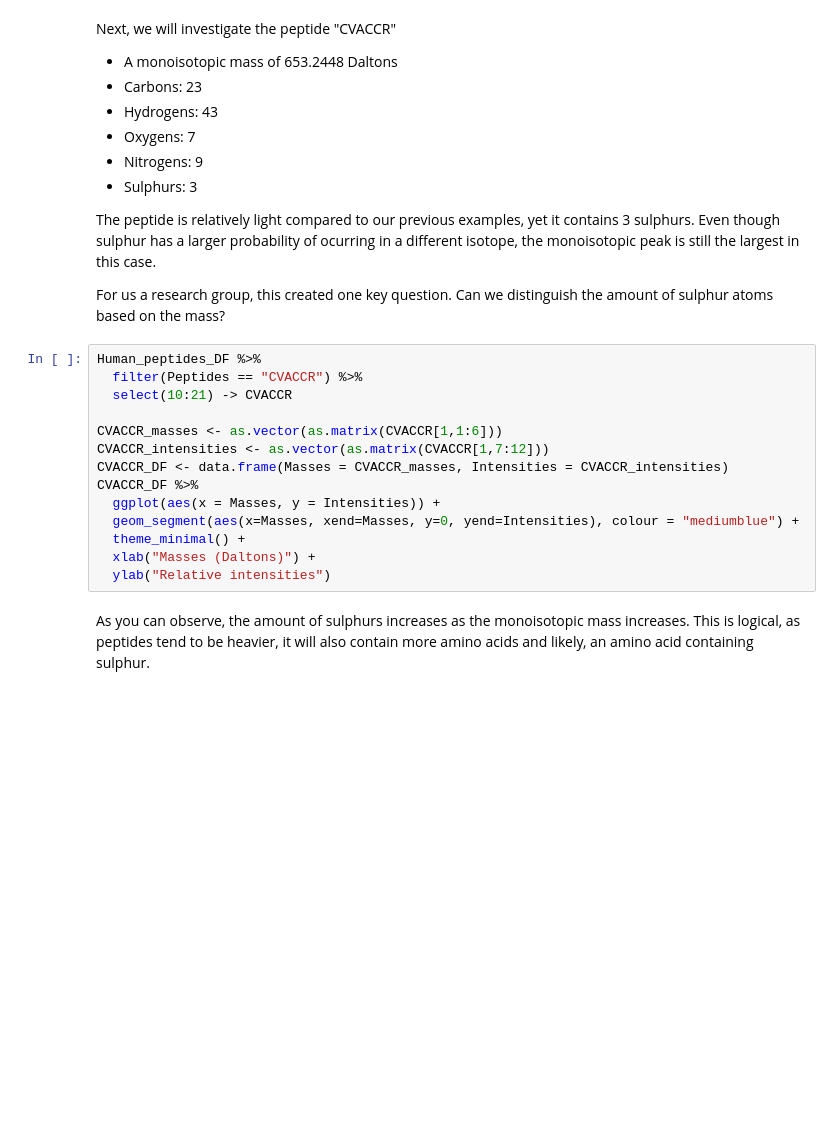
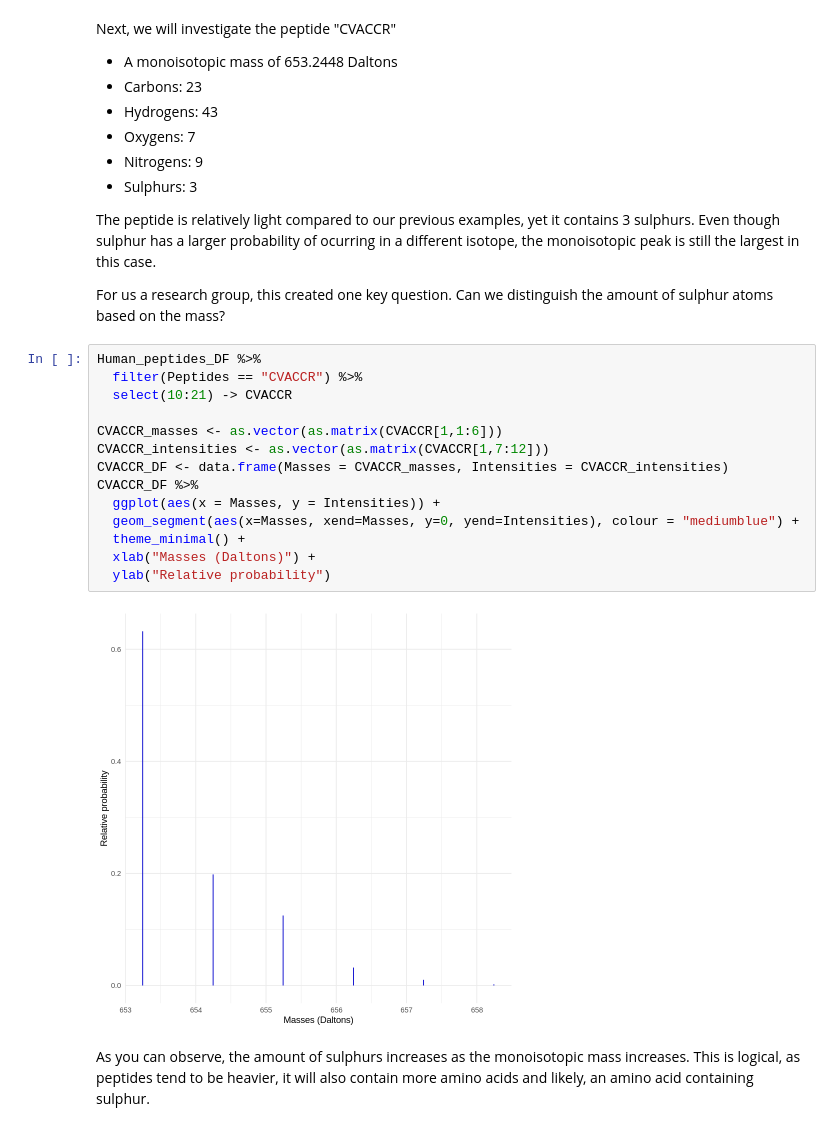
Before and after one commit to VilenneFrederique/EuBIC2024WS, a Jupyter notebook: EuBIC_Valkenborg_lab_Workshop.ipynb, the cells around one changed output. Cells and saved outputs as stored; diff of their text form; blank space fills up the shorter version.

```diff
--- a/EuBIC_Valkenborg_lab_Workshop.ipynb
+++ b/EuBIC_Valkenborg_lab_Workshop.ipynb
@@ -402,17 +417,19 @@ For us a research group, this created one key question. Can we distinguish the a
 # %%
 Human_peptides_DF %>%
   filter(Peptides == "CVACCR") %>%
   select(10:21) -> CVACCR
 
 CVACCR_masses <- as.vector(as.matrix(CVACCR[1,1:6]))
 CVACCR_intensities <- as.vector(as.matrix(CVACCR[1,7:12]))
 CVACCR_DF <- data.frame(Masses = CVACCR_masses, Intensities = CVACCR_intensities)
 CVACCR_DF %>%
   ggplot(aes(x = Masses, y = Intensities)) +
   geom_segment(aes(x=Masses, xend=Masses, y=0, yend=Intensities), colour = "mediumblue") +
   theme_minimal() +
   xlab("Masses (Daltons)") +
-  ylab("Relative intensities")
+  ylab("Relative probability")
+# %% [output]
+[figure, added]
 # %% [markdown]
 As you can observe, the amount of sulphurs increases as the monoisotopic mass increases. This is logical, as peptides tend to be heavier, it will also contain more amino acids and likely, an amino acid containing sulphur.
 # %%
```
Also changed, not shown: parts of 59 cells of this notebook.
